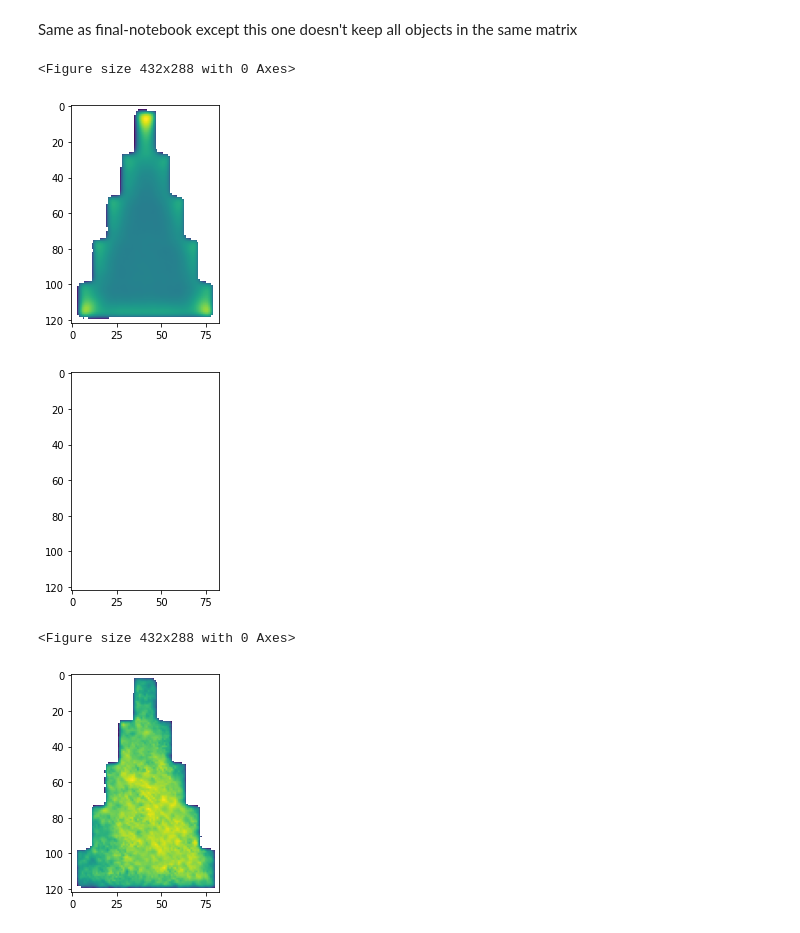
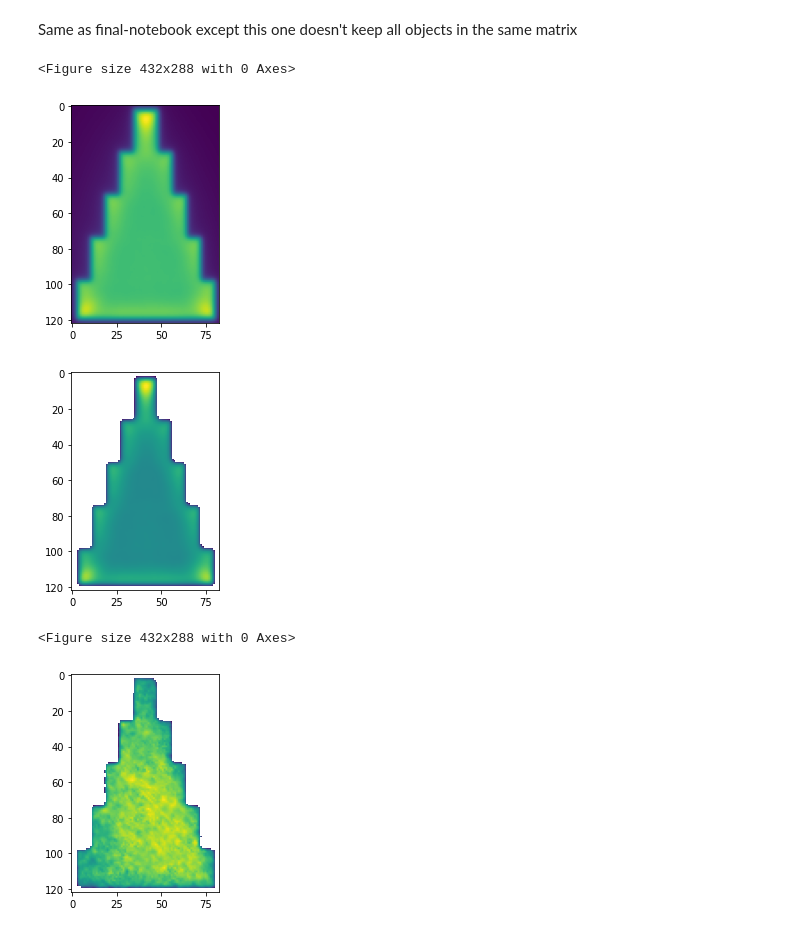
Before and after one commit to ErikSievers/thesis, a Jupyter notebook: opencv-experiment.ipynb, the cells around one changed output. Drawn from its saved outputs; the diff is of its cells as text; code cells hidden in the pictures.

```diff
--- a/opencv-experiment.ipynb
+++ b/opencv-experiment.ipynb
@@ -95,33 +95,39 @@ for object in trainobjects:
 # %%
 aggregate = np.sum(trainobjects, axis=(0,1))
 aggregate2 = np.sum(testobjects, axis=(0,1))
 aggregate += aggregate2
 plt.imshow(aggregate)
 plt.figure()
+# plt.figure()
 
 # Sharpening
-sharpeningKernel = np.array([   [ -1, -1,  -1],
-                                [-1,  9, -1],
-                                [ -1, -1,  -1]
-                            ])
-sharpened = cv2.filter2D(src=aggregate, ddepth=-1, kernel=sharpeningKernel)
+# sharpeningKernel = np.array([   [ -1, -1,  -1],
+#                                 [-1,  9, -1],
+#                                 [ -1, -1,  -1]
+#                             ])
+# sharpeningKernel = np.array([   [ -1, -1,  -1],
+#                                 [-1,  9, -1],
+#                                 [ -1, -1,  -1]
+#                             ])
+# sharpened = cv2.filter2D(src=aggregate, ddepth=-1, kernel=sharpeningKernel)
+sharpened = np.copy(aggregate)
 # End of sharpening
 # Start of filtering
 # A better approach to filtering would be some sort of clustering or image segmentation
 emptyRatio = 47
 limit = np.percentile(aggregate, emptyRatio)
 filter = aggregate >= limit
 minval = np.min(img)
 maxval = np.max(img)
 middle = (minval + maxval) / 2
 xs = np.copy(aggregate)
 xs[~filter] = np.nan
 plt.imshow(xs)
 plt.figure()
 # %% [output]
 <Figure size 432x288 with 0 Axes>
-[figure, old version]
+[figure, new version]
-[figure, old version]
+[figure, new version]
 <Figure size 432x288 with 0 Axes>
 # %%
 # im = cv.imread('test.jpg')
```
Also changed, not shown: 3 other files.
